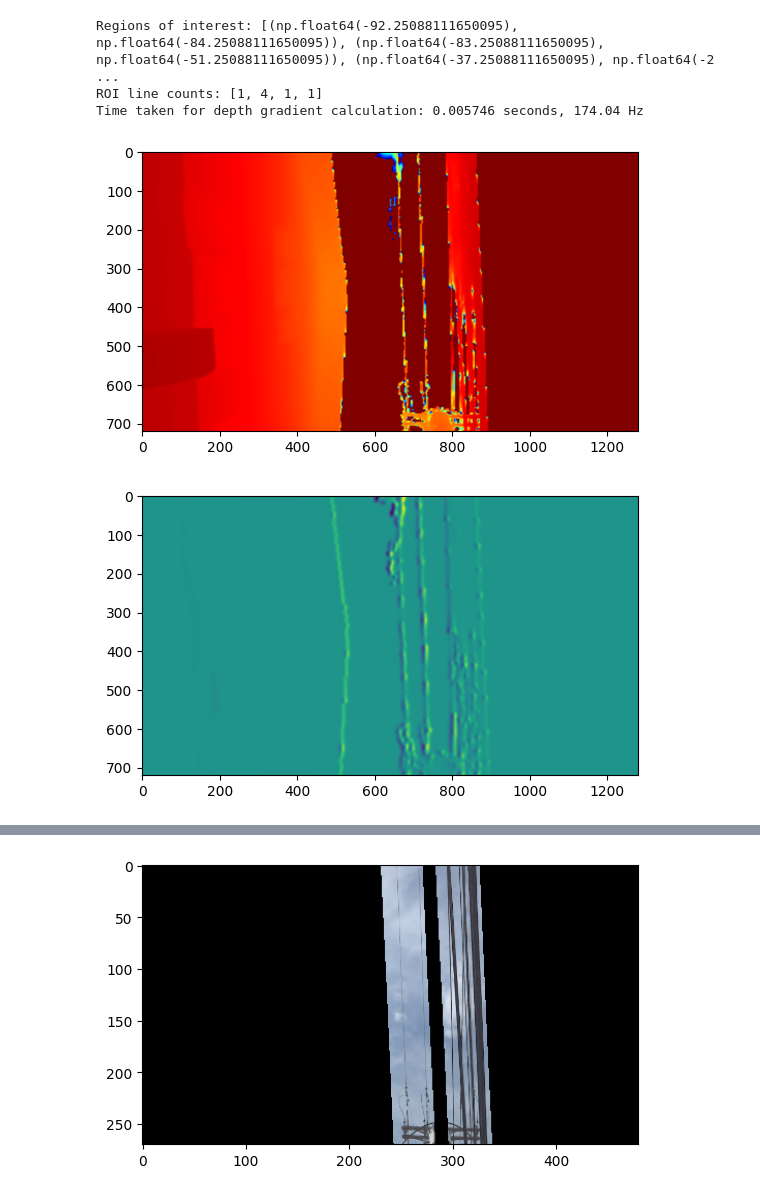
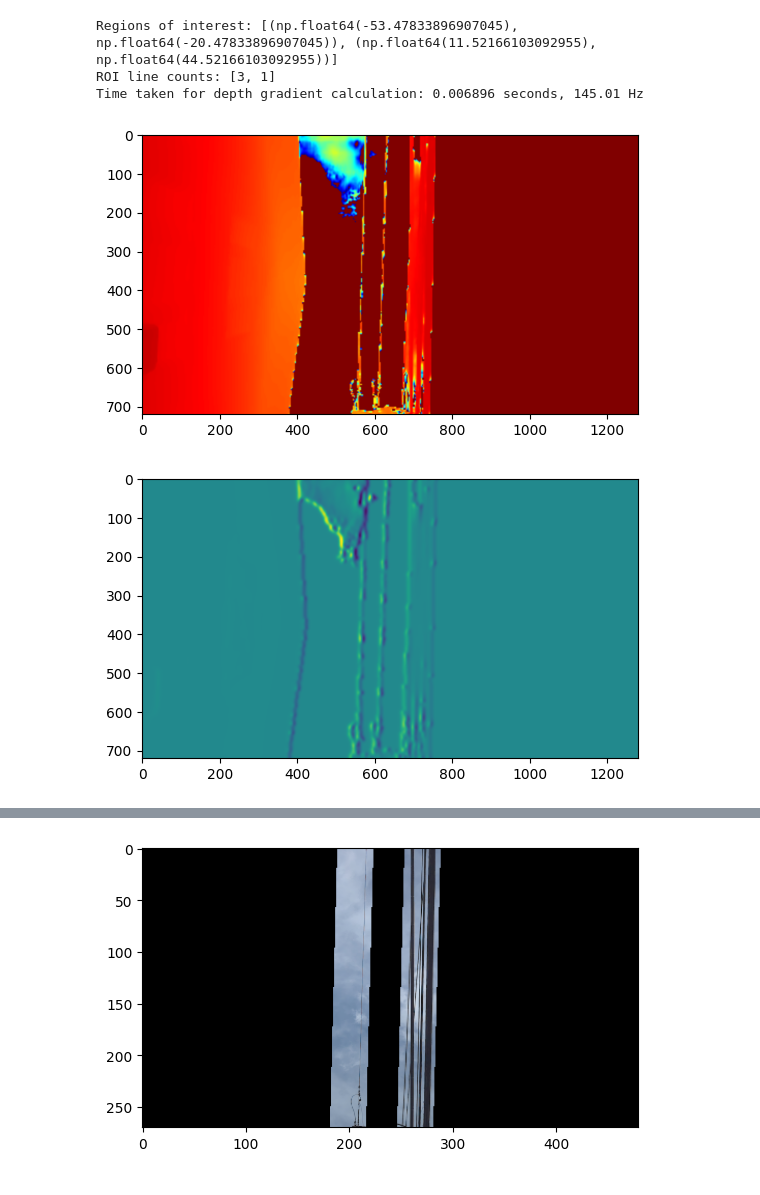
Before and after one commit to tharp789/wire_detection_tests, a Jupyter notebook: ransac_test.ipynb, the cells around one changed output, grey strips where cells are left out. Saved outputs shown, nothing was run; the diff lists cells and outputs as text; code cells hidden in the pictures.

Commit message:
working 3d wire detection

```diff
--- a/ransac_test.ipynb
+++ b/ransac_test.ipynb
@@ -20,8 +20,9 @@ wire_detector = wdu.WireDetector(detection_config)
 input_image_size = [480, 270]
 
 # folder = '/media/tyler/Storage/Research/Datasets/wire_tracking_05-07_40fov/'
-folder = '/media/tyler/Storage/field_tests/street_wire_experiments/wire_tracking_05-07_40fov/'
-target_timestamp = 1746650652972994304 # straight wire
+# folder = '/media/tyler/Storage/field_tests/street_wire_experiments/wire_tracking_05-07_40fov/'
+folder = '/home/tyler/Documents/wire_tracking_05-07_40fov/'
+target_timestamp = 1746650644465219840 # straight wire
 # target_timestamp = 1746650656862302432 # angled wire
 
 # folder = '/media/tyler/Storage/field_tests/acfa_3-21/'
@@ -159,39 +160,39 @@ for start, end in zip(start_indices, end_indices):
 print(f"Regions of interest: {regions_of_interest}")
 print(f"ROI line counts: {roi_line_count}")
 
-roi_depths, depth_masked, roi_rgbs, rgb_masked = wdu.roi_to_point_clouds(regions_of_interest, avg_angle, depth, img)
+roi_depths, depth_masked, roi_rgbs, rgb_masked = wire_detector.roi_to_point_clouds(regions_of_interest, avg_angle, depth, img)
 
 end_time = time.perf_counter()
 print(f"Time taken for depth gradient calculation: {end_time - start_time:.6f} seconds, { 1 / (end_time - start_time):.2f} Hz")
 
 depth_gradient_viz = cv2.normalize(depth_gradient, None, 0, 255, cv2.NORM_MINMAX).astype(np.uint8)
 depth_gradient_viz = cv2.resize(depth_gradient_viz, (1280, 720))
 cv2.imwrite('detect_3d_output/depth_gradient.jpg', depth_gradient_viz)
 plt.figure()
 plt.imshow(depth_gradient_viz)
 
 plt.figure()
 plt.bar(bin_centers, dist_hist, width=1, color='blue', alpha=0.7)
 plt.vlines(midpoint_dists_wrt_center, min(dist_hist), max(dist_hist), color='red', alpha=0.7, label='wire midpoints')
 for start, end in regions_of_interest:
     plt.axvspan(start, end, color='yellow', alpha=0.5, label='ROI')
     plt.axvline(x=start, color='green', linestyle='--')
     plt.axvline(x=end, color='green', linestyle='--')
 plt.axhline(y=threshold, color='green', linestyle='--', label='ROI mask')
 plt.title('Histogram of depth gradient values')
 plt.xlabel('distances from center')
 plt.ylabel('count of depth gradient values')
 plt.grid()
 plt.savefig('detect_3d_output/histogram_neg.png')
 plt.show()
 
 cv2.imwrite('detect_3d_output/rgb_masked.jpg', rgb_masked)
 plt.figure()
 plt.imshow(cv2.cvtColor(rgb_masked, cv2.COLOR_BGR2RGB))
 plt.show()
 # %% [output]
-Regions of interest: [(np.float64(-92.25088111650095), np.float64(-84.25088111650095)), (np.float64(-83.25088111650095), np.float64(-51.25088111650095)), (np.float64(-37.25088111650095), np.float64(-2 ...
-ROI line counts: [1, 4, 1, 1]
-Time taken for depth gradient calculation: 0.005746 seconds, 174.04 Hz
+Regions of interest: [(np.float64(-53.47833896907045), np.float64(-20.47833896907045)), (np.float64(11.52166103092955), np.float64(44.52166103092955))]
+ROI line counts: [3, 1]
+Time taken for depth gradient calculation: 0.006896 seconds, 145.01 Hz
-[figure, old version]
+[figure, new version]
-[figure, old version]
+[figure, new version]
@@ -199,4 +200,4 @@ Time taken for depth gradient calculation: 0.005746 seconds, 174.04 Hz
-[figure, old version]
+[figure, new version]
 # %%
 #run ransac line fitting on sections of the point cloud
 start_time = time.perf_counter()
```
Also changed, not shown: parts of 4 cells of this notebook, 10 other files.
